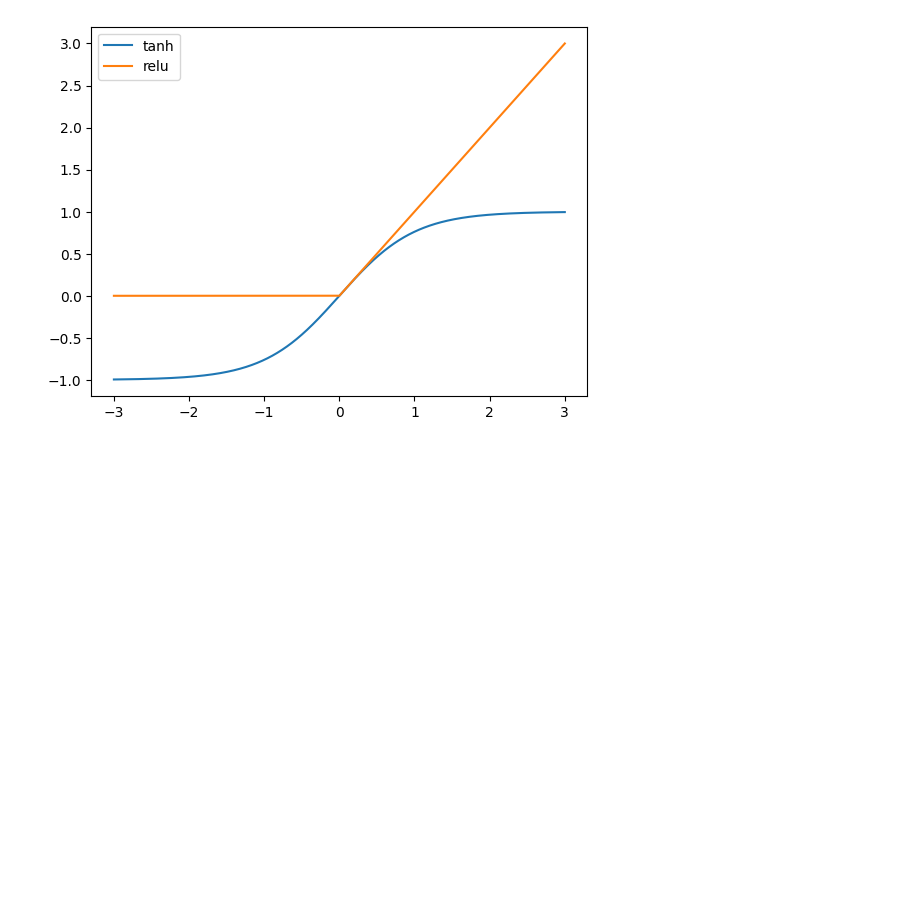
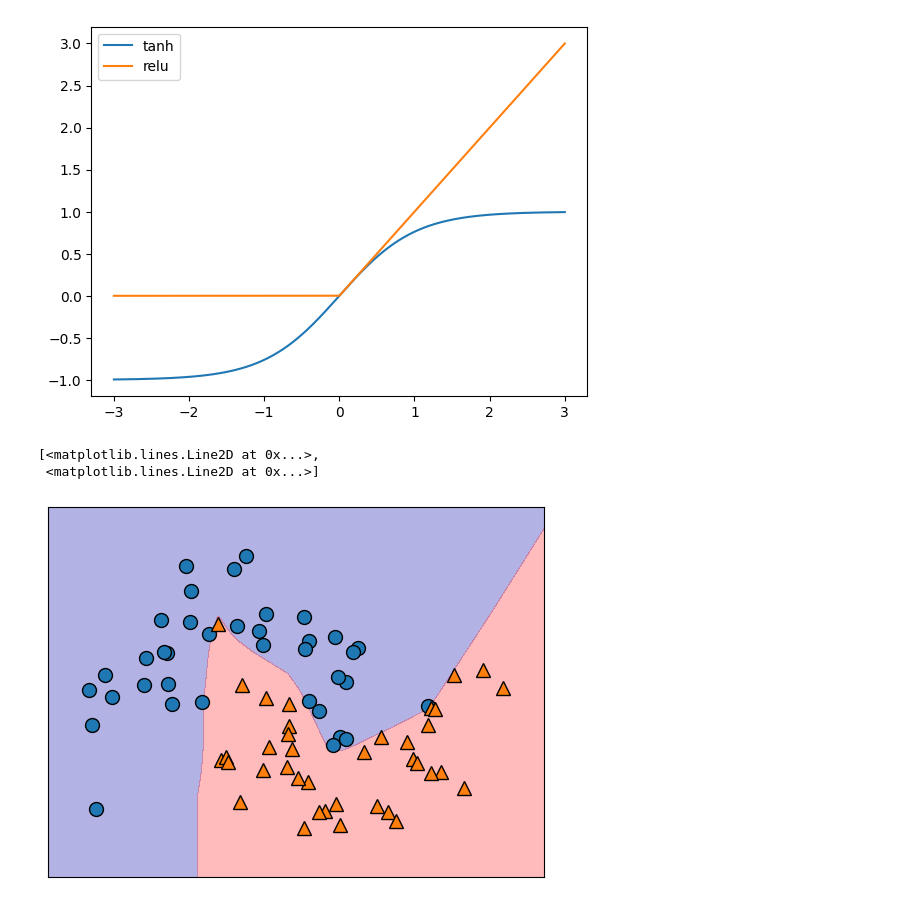
Before and after one commit to TaoXiaoNj/python-proj, a Jupyter notebook: machine-learning/machine_learning/jupyter/book/ch02/neural_network.ipynb, the cells around one changed output. Cells and saved outputs as stored; diff of their text form; code cells hidden in the pictures; blank space fills up the shorter version.

```diff
--- a/machine-learning/machine_learning/jupyter/book/ch02/neural_network.ipynb
+++ b/machine-learning/machine_learning/jupyter/book/ch02/neural_network.ipynb
@@ -9,3 +9,23 @@ plt.legend(loc='best')
 # %% [output]
 <matplotlib.legend.Legend at 0x...>
 [figure]
+# %%
+import mglearn.plot_2d_separator
+from sklearn.neural_network import MLPClassifier
+from sklearn.datasets import make_moons
+from sklearn.model_selection import train_test_split
+import mglearn
+
+X, y = make_moons(n_samples=100, noise=0.25, random_state=3)
+
+X_train, X_test, y_train, y_test = train_test_split(X, y, stratify=y, random_state=42)
+
+mlp = MLPClassifier(solver='lbfgs', random_state=0)
+mlp.fit(X_train, y_train)
+
+mglearn.plots.plot_2d_separator(mlp, X_train, fill=True, alpha=0.3)
+mglearn.discrete_scatter(X_train[:, 0], X_train[:, 1], y_train)
+# %% [output]
+[<matplotlib.lines.Line2D at 0x...>,
+ <matplotlib.lines.Line2D at 0x...>]
+[figure, added]
```
